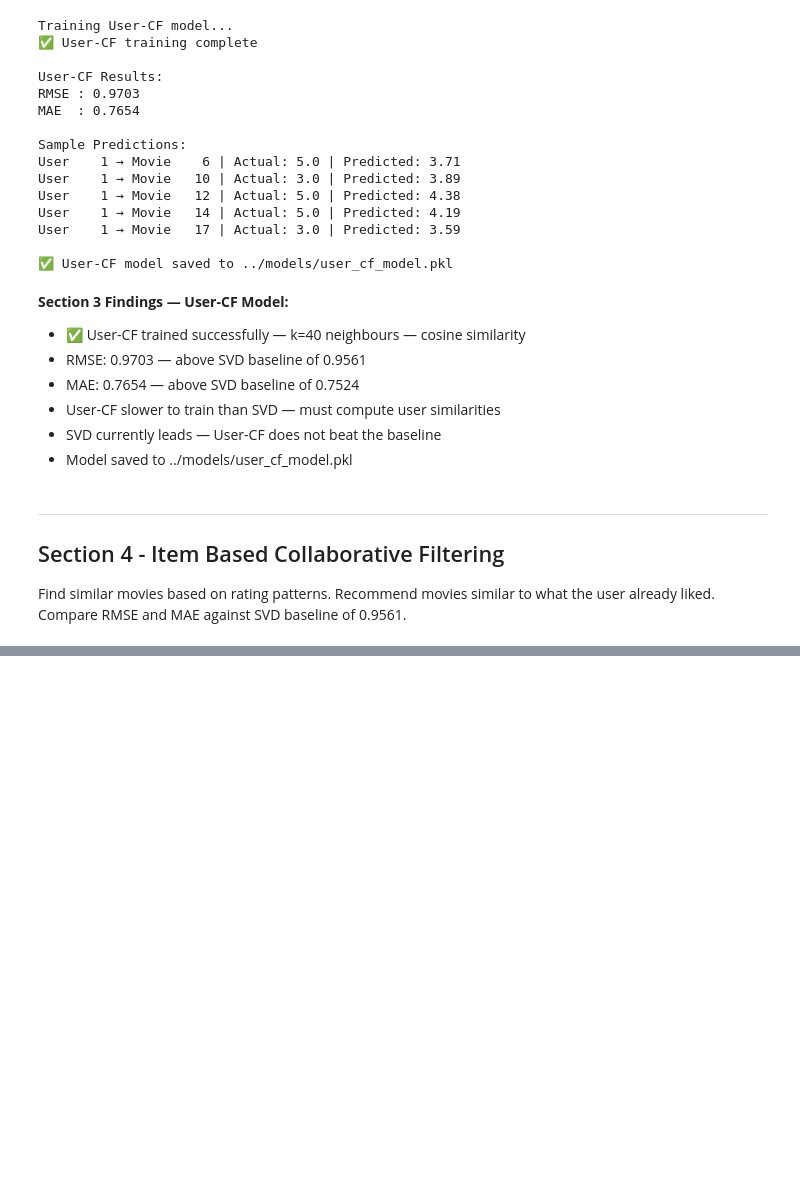
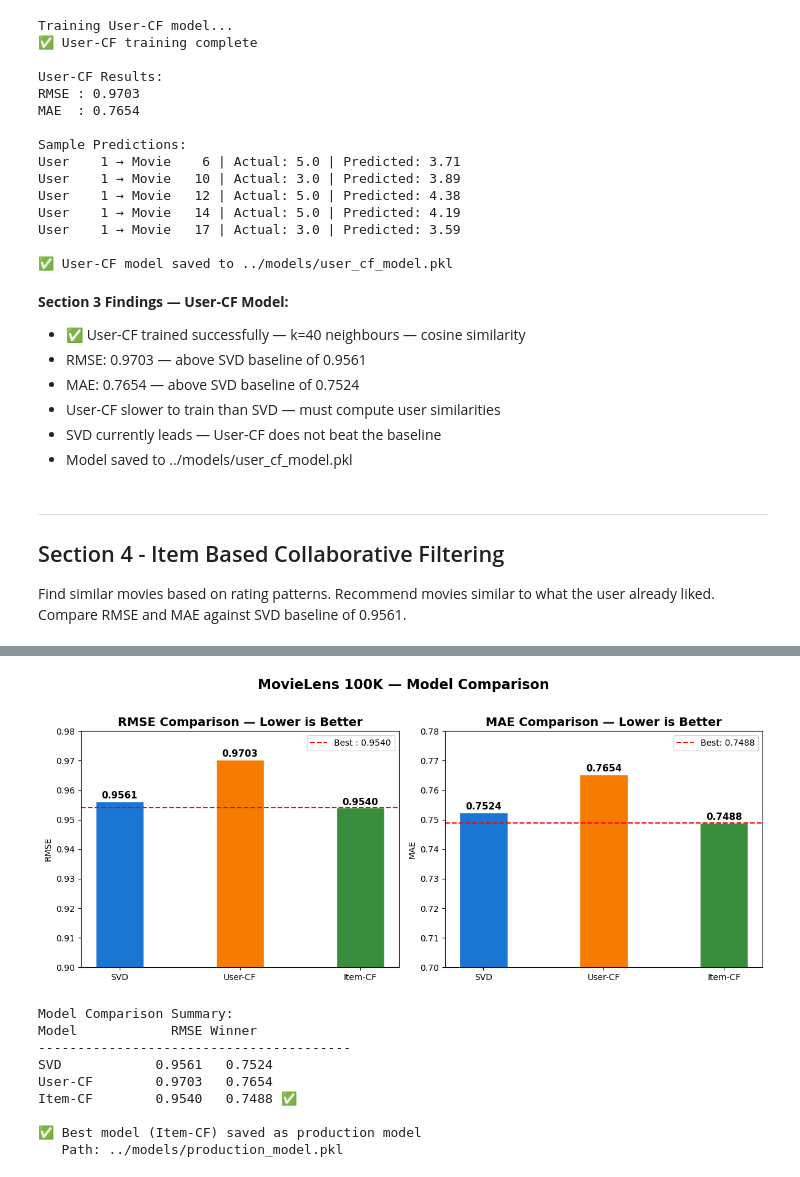
Before and after one commit to M20Jay/recommendation-system, a Jupyter notebook: notebooks/02_models.ipynb, the cells around one changed output, grey strips where cells are left out. Cells and saved outputs as stored; diff of their text form; code cells hidden in the pictures; blank space fills up the shorter version.

Commit message:
feat: complete model training notebook sections 1-6 Item-CF selected as production model

```diff
--- a/notebooks/02_models.ipynb
+++ b/notebooks/02_models.ipynb
@@ -153,7 +154,7 @@ for pred in svd_predictions[:5]:
           f"| Predicted: {pred.est:.2f}")
 
 # Save model
-svd_path = MODEL_PATH + 'svd.model.pkl'
+svd_path = MODELS_PATH + 'svd.model.pkl'
 with open(svd_path, "wb") as f:
     pickle.dump(svd_model, f)
 print(f"\nSVD model saved to {svd_path}")
@@ -264,0 +323,78 @@ item_cf = KNNWithMeans(
+# %%
+# Results summary
+models = ['SVD', 'User-CF', 'Item-CF']
+rmse_scores = [svd_rmse, user_cf_rmse, item_cf_rmse]
+mae_scores = [svd_mae, user_cf_mae, item_cf_mae]
+
+fig, axes = plt.subplots(1,2, figsize =(12,5))
+
+# Chart 1 — RMSE comparison
+colors_mae = ['#1976d2', '#f57c00', '#388e3c']
+
+bars1 = axes[0].bar(models, rmse_scores,
+                    color=colors_mae,
+                    edgecolor='white', width=0.4)
+axes[0].set_title('RMSE Comparison — Lower is Better', fontsize=14, fontweight='bold')
+axes[0].set_ylabel('RMSE')
+axes[0].set_ylim(0.90, 0.98)
+
+for i, val in enumerate(rmse_scores):
+    axes[0].text(i, val+ 0.001, f'{val:.4f}',
+                 ha='center', fontsize=11, fontweight='bold')
+axes[0].axhline(y=min(rmse_scores), color='red',
+                linestyle='--', linewidth=1.5,
+                label=f'Best : {min(rmse_scores):.4f}')
+axes[0].legend()
+
+# Chart 2 — MAE comparison
+colors_mae = ['#1976d2', '#f57c00', '#388e3c']
+bars2 = axes[1].bar(models, mae_scores,
+                    color=colors_mae,
+                    edgecolor='white', width=0.4)
+axes[1].set_title('MAE Comparison — Lower is Better',
+                  fontsize=14, fontweight='bold')
+axes[1].set_ylabel('MAE')
+axes[1].set_ylim(0.70, 0.78)
+for i, val in enumerate(mae_scores):
+    axes[1].text(i, val + 0.001, f'{val:.4f}',
+                 ha='center', fontsize=11,
+                 fontweight='bold')
+axes[1].axhline(y=min(mae_scores), color='red',
+                linestyle='--', linewidth=1.5,
+                label= f'Best: {min(mae_scores):.4f}')
+axes[1].legend()
+
+plt.suptitle('MovieLens 100K — Model Comparison', fontsize=16, fontweight='bold', y=1.02)
+
+plt.tight_layout()
+plt.savefig('../reports/figures/section5_model_comparison.png',
+            dpi=150, bbox_inches='tight')
+plt.show()
+
+# Print summary table
+print("\nModel Comparison Summary:")
+print(f"{'Model': <12} {'RMSE': >8} {'Winner'}")
+print("-" * 40)
+
+for model, rmse, mae, in zip(models, rmse_scores, mae_scores):
+    winner = "✅" if rmse == min(rmse_scores) else ""
+    print(f"{model: <12} {rmse: >8.4f} {mae: >8.4f} {winner}")
+
+# Save best model as production model
+best_model_path = MODELS_PATH + "production_model.pkl"
+with open(best_model_path,'wb') as f:
+    pickle.dump(item_cf,f)
+
+print(f"\n✅ Best model (Item-CF) saved as production model")
+print(f"   Path: {best_model_path}")
+# %% [output]
+[figure, added]
+Model Comparison Summary:
+Model            RMSE Winner
+----------------------------------------
+SVD            0.9561   0.7524
+User-CF        0.9703   0.7654
+Item-CF        0.9540   0.7488 ✅
+
+✅ Best model (Item-CF) saved as production model
+   Path: ../models/production_model.pkl
```
Also changed, not shown: parts of 7 cells of this notebook, 1 other file.
